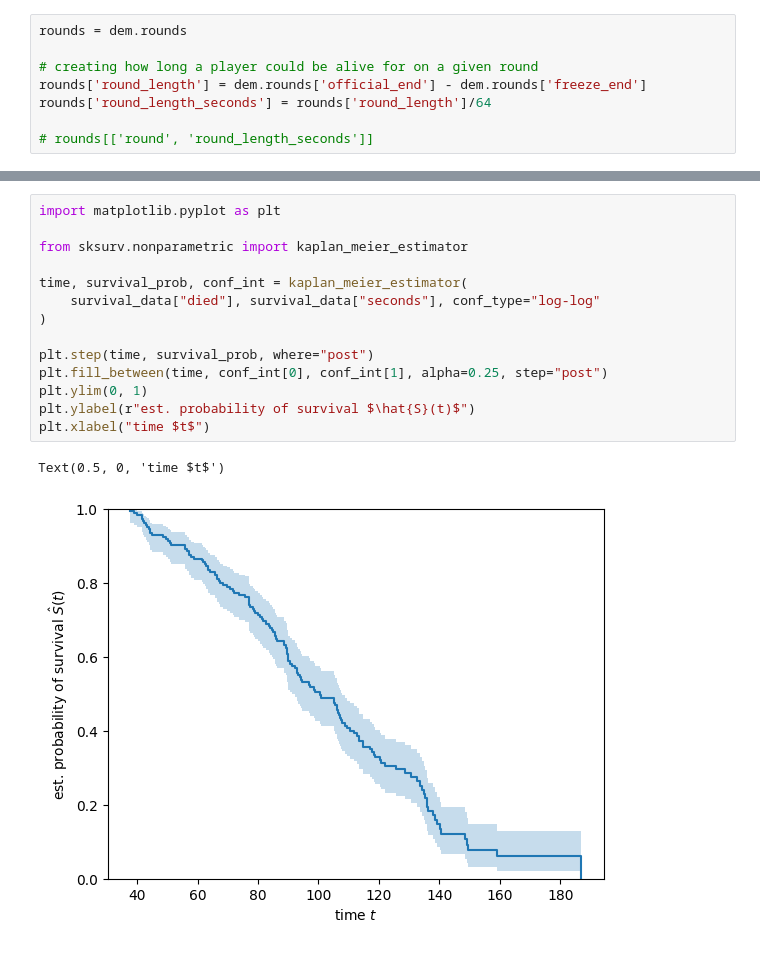
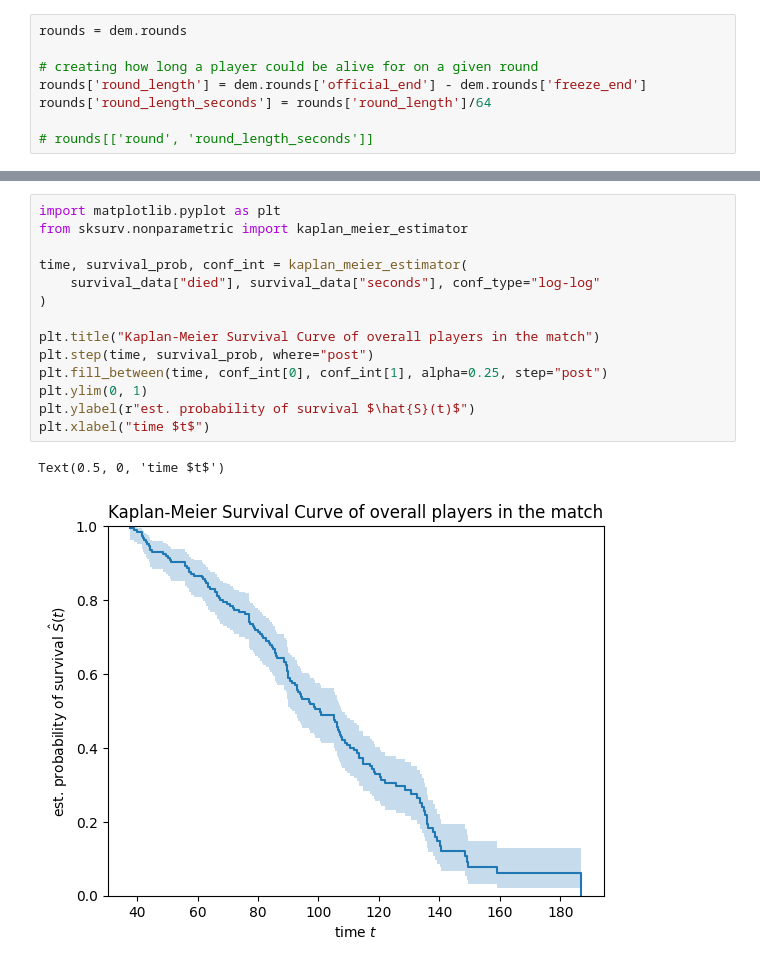
Before and after one commit to dickinsonmatt/counter-strike, a Jupyter notebook: survival_analysis.ipynb, the cells around one changed output, grey strips where cells are left out. Drawn from its saved outputs; the diff is of its cells as text.

Commit message:
Kaplan Meier curves

```diff
--- a/survival_analysis.ipynb
+++ b/survival_analysis.ipynb
@@ -118,17 +101,17 @@ survival_data = merged_table[['round', 'user_name', 'user_team_clan_name', 'vict
 # %%
 import matplotlib.pyplot as plt
-
 from sksurv.nonparametric import kaplan_meier_estimator
 
 time, survival_prob, conf_int = kaplan_meier_estimator(
     survival_data["died"], survival_data["seconds"], conf_type="log-log"
 )
 
+plt.title("Kaplan-Meier Survival Curve of overall players in the match")
 plt.step(time, survival_prob, where="post")
 plt.fill_between(time, conf_int[0], conf_int[1], alpha=0.25, step="post")
 plt.ylim(0, 1)
 plt.ylabel(r"est. probability of survival $\hat{S}(t)$")
 plt.xlabel("time $t$")
 # %% [output]
 Text(0.5, 0, 'time $t$')
-[figure, old version]
+[figure, new version]
```
Also changed, not shown: parts of 11 cells of this notebook.
